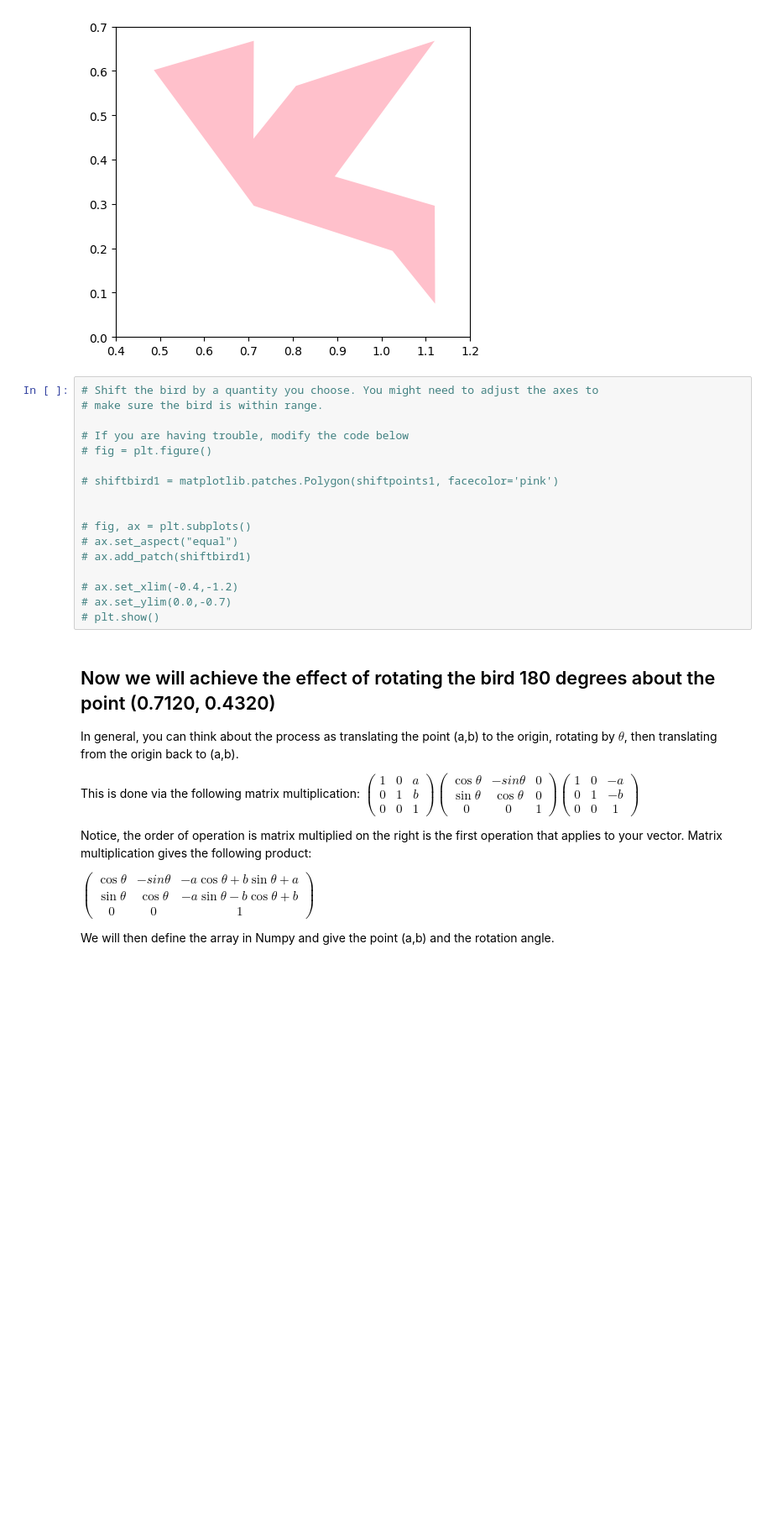
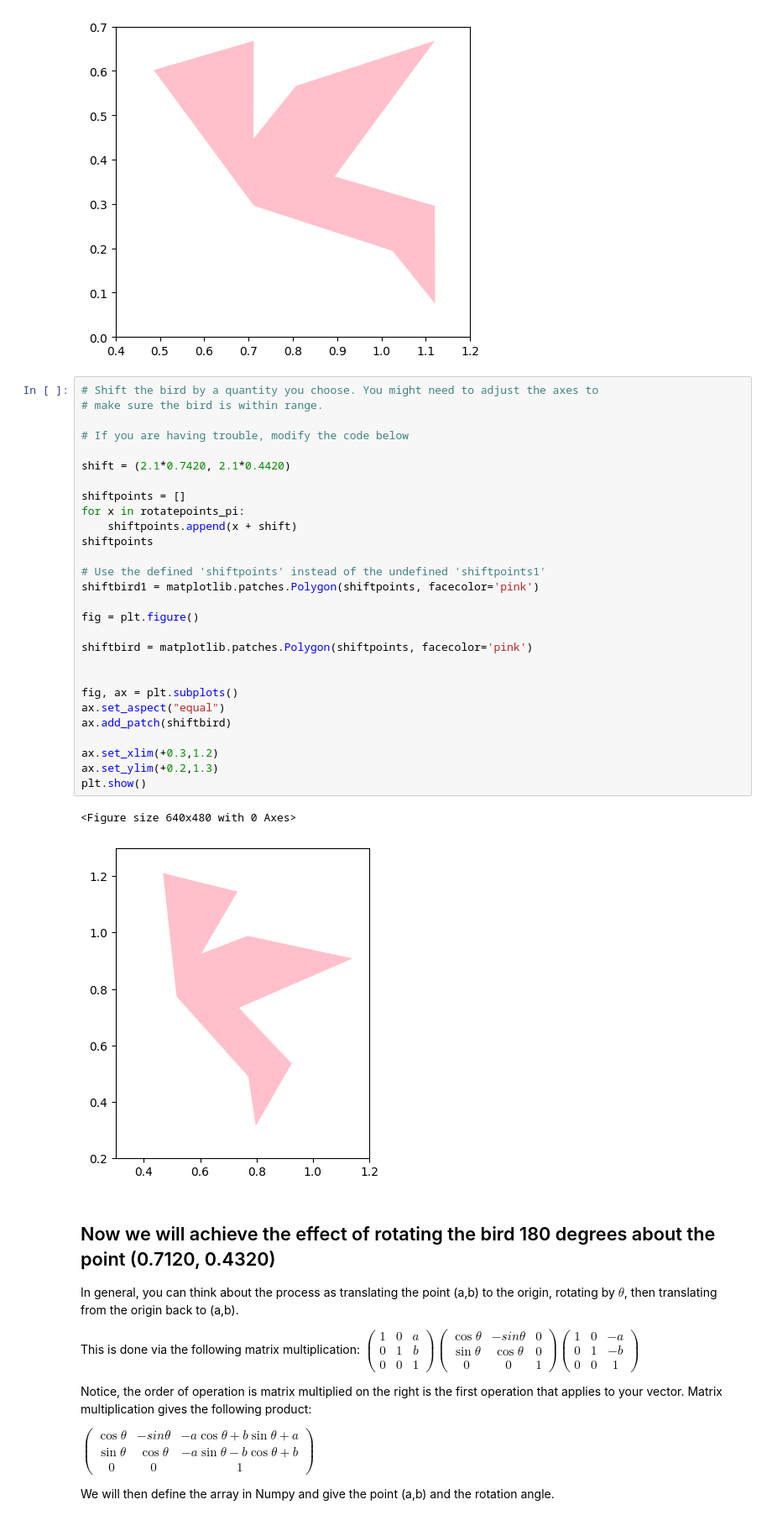
Before and after one commit to zivinm/zivinm, a Jupyter notebook: lab3.ipynb, the cells around one changed output. Shown at 84% size. Drawn from its saved outputs; the diff is of its cells as text; blank space fills up the shorter version.

```diff
--- a/lab3.ipynb
+++ b/lab3.ipynb
@@ -168,20 +157,34 @@ plt.show()
 # %%
 # Shift the bird by a quantity you choose. You might need to adjust the axes to
 # make sure the bird is within range.
 
 # If you are having trouble, modify the code below
-# fig = plt.figure()
 
-# shiftbird1 = matplotlib.patches.Polygon(shiftpoints1, facecolor='pink')
+shift = (2.1*0.7420, 2.1*0.4420)
+
+shiftpoints = []
+for x in rotatepoints_pi:
+    shiftpoints.append(x + shift)
+shiftpoints
+
+# Use the defined 'shiftpoints' instead of the undefined 'shiftpoints1'
+shiftbird1 = matplotlib.patches.Polygon(shiftpoints, facecolor='pink')
+
+fig = plt.figure()
+
+shiftbird = matplotlib.patches.Polygon(shiftpoints, facecolor='pink')
 
 
-# fig, ax = plt.subplots()
-# ax.set_aspect("equal")
-# ax.add_patch(shiftbird1)
+fig, ax = plt.subplots()
+ax.set_aspect("equal")
+ax.add_patch(shiftbird)
 
-# ax.set_xlim(-0.4,-1.2)
-# ax.set_ylim(0.0,-0.7)
-# plt.show()
+ax.set_xlim(+0.3,1.2)
+ax.set_ylim(+0.2,1.3)
+plt.show()
+# %% [output]
+<Figure size 640x480 with 0 Axes>
+[figure, added]
 # %% [markdown]
 
 ## Now we will achieve the effect of rotating the bird 180 degrees about the point (0.7120, 0.4320)
```
Also changed, not shown: parts of 4 cells of this notebook.
